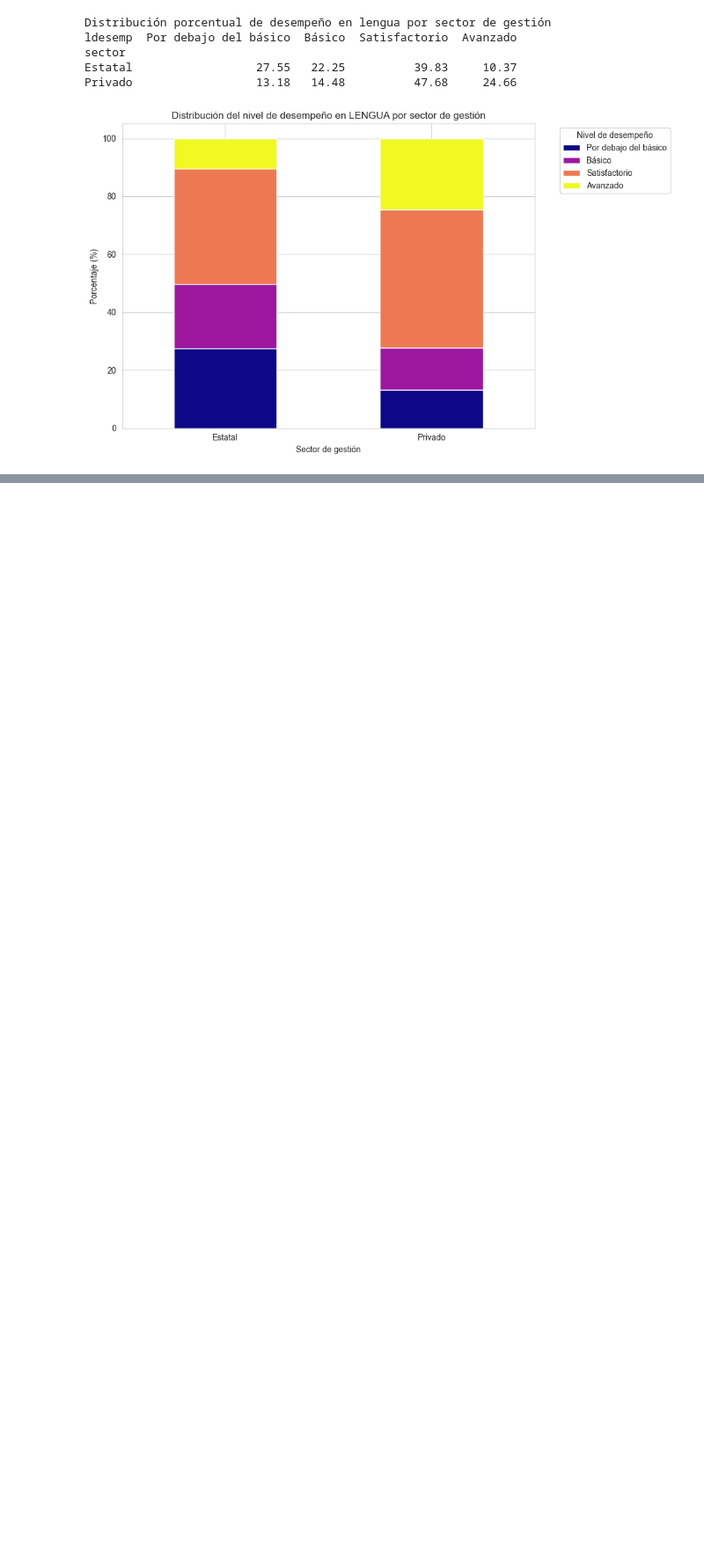
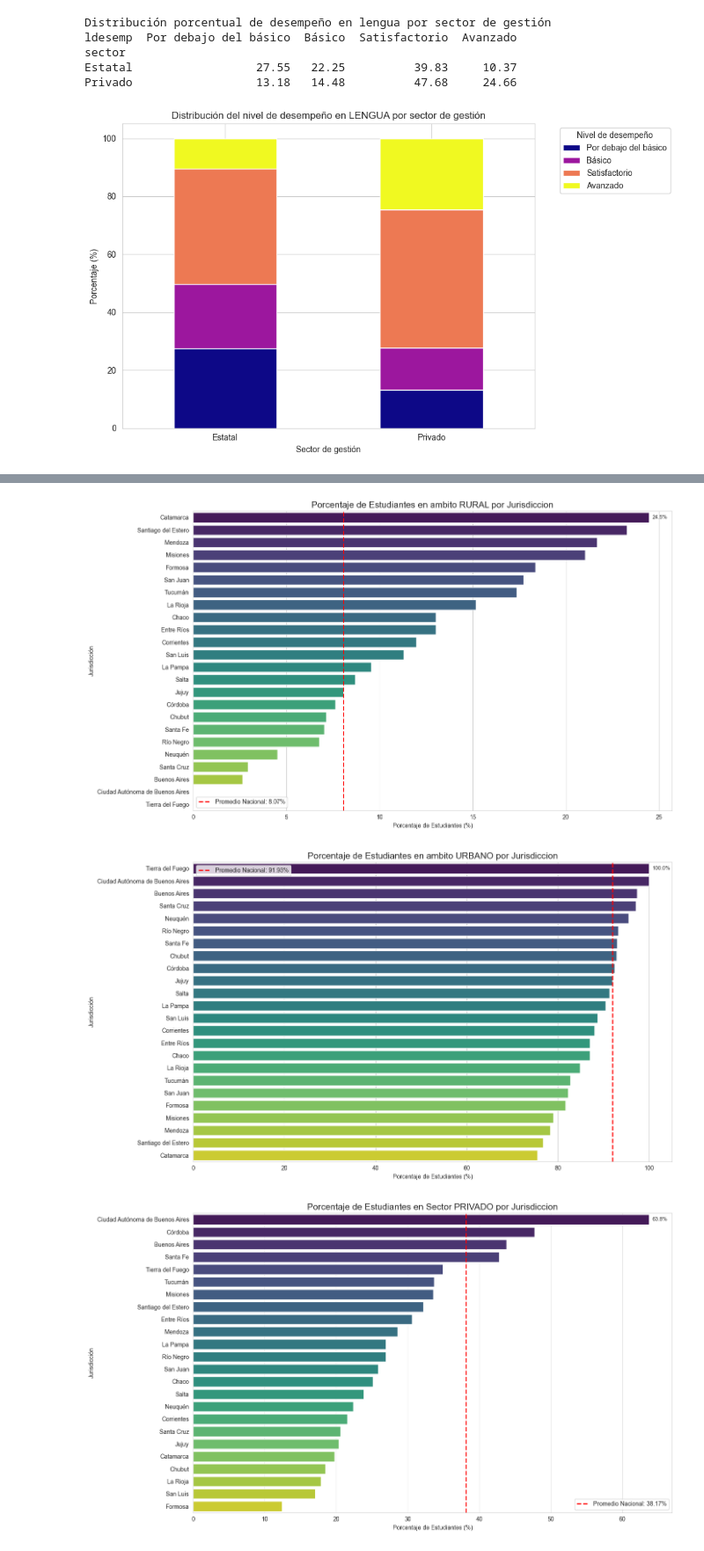
Before and after one commit to Juanchumu/Aprender2016-2024, a Jupyter notebook: notebooks/Analisis_Exploratorio_AprenderSec_2022.ipynb, the cells around one changed output, grey strips where cells are left out. Shown at 88% size. Drawn from its saved outputs; the diff is of its cells as text; code cells hidden in the pictures; blank space fills up the shorter version.

Commit message:
Finalizamos en Analisis exploratorio. Realizamos Analisis Univariado/Bivariado. Analisis de Varianza (ANOVA) y Analisis de preguntas por jurisdiccion

```diff
--- a/notebooks/Analisis_Exploratorio_AprenderSec_2022.ipynb
+++ b/notebooks/Analisis_Exploratorio_AprenderSec_2022.ipynb
@@ -260,0 +498,53 @@ Privado                  13.18   14.48          47.68     24.66
+# %%
+tabla_rural = analizar_pregunta_por_jurisdiccion(
+    df,
+    columna_pregunta='ambito',
+    valor_objetivo='Rural',
+    titulo_personalizado='Porcentaje de Estudiantes en ambito RURAL por Jurisdiccion'
+)
+
+tabla_urbano = analizar_pregunta_por_jurisdiccion(
+    df,
+    columna_pregunta='ambito',
+    valor_objetivo='Urbano',
+    titulo_personalizado='Porcentaje de Estudiantes en ambito URBANO por Jurisdiccion'
+)
+
+tabla_privado = analizar_pregunta_por_jurisdiccion(
+    df,
+    columna_pregunta='sector',
+    valor_objetivo='Privado',
+    titulo_personalizado='Porcentaje de Estudiantes en Sector PRIVADO por Jurisdiccion'
+)
+
+tabla_estatal = analizar_pregunta_por_jurisdiccion(
+    df,
+    columna_pregunta='sector',
+    valor_objetivo='Estatal',
+    titulo_personalizado='Porcentaje de Estudiantes en Sector ESTATAL por Jurisdiccion'
+)
+
+tabla_estatal = analizar_pregunta_por_jurisdiccion(
+    df,
+    columna_pregunta='NSE_nivel',
+    valor_objetivo='Bajo',
+    titulo_personalizado='Porcentaje de Estudiantes en NSE BAJO por Jurisdiccion'
+)
+
+tabla_estatal = analizar_pregunta_por_jurisdiccion(
+    df,
+    columna_pregunta='NSE_nivel',
+    valor_objetivo='Medio',
+    titulo_personalizado='Porcentaje de Estudiantes en NSE MEDIO por Jurisdiccion'
+)
+
+tabla_estatal = analizar_pregunta_por_jurisdiccion(
+    df,
+    columna_pregunta='NSE_nivel',
+    valor_objetivo='Alto',
+    titulo_personalizado='Porcentaje de Estudiantes en NSE ALTO por Jurisdiccion'
+)
+# %% [output]
+[figure, added]
+[figure, added]
+[figure, added]
```
Also changed, not shown: parts of 24 cells of this notebook.
